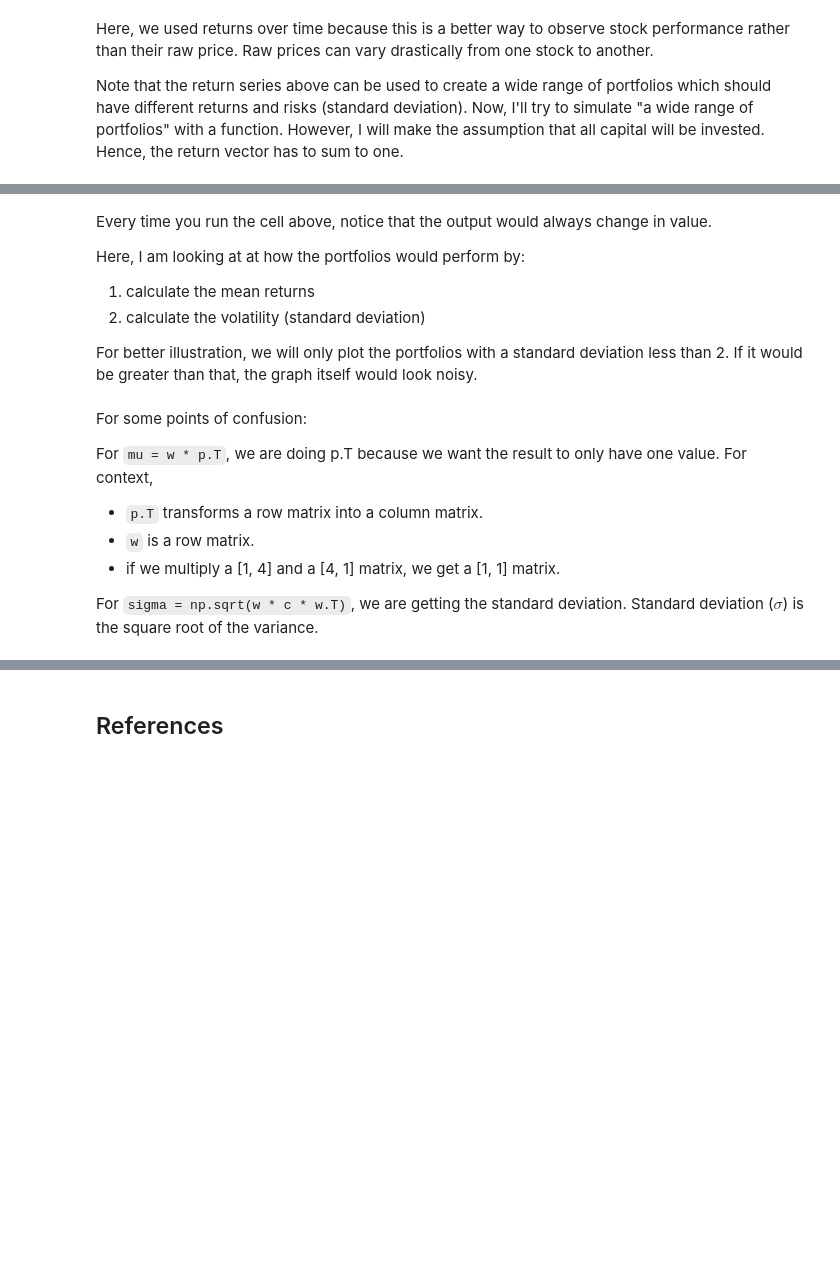
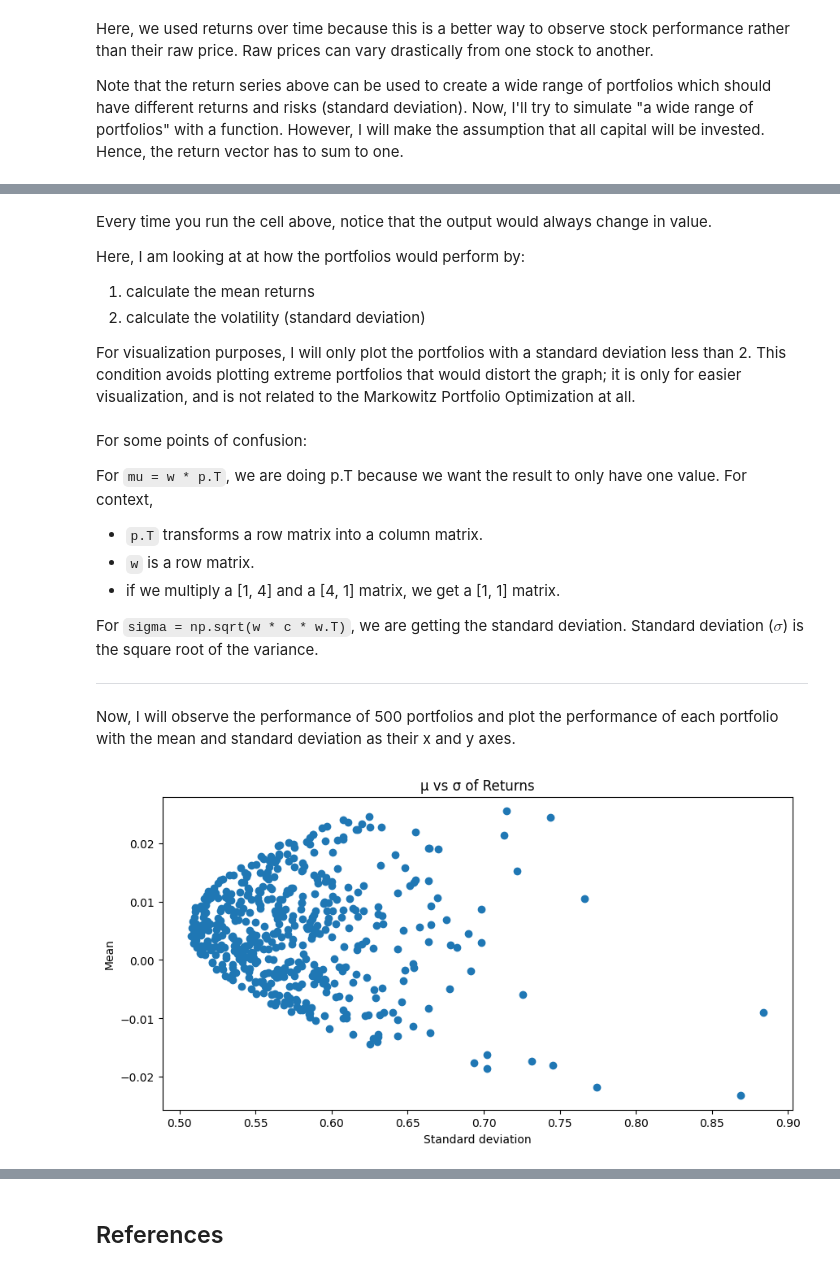
Before and after one commit to donnafaithhh/markowitz-portfolio-optimization, a Jupyter notebook: Markowitz portfolio optimization.ipynb, the cells around one changed output, grey strips where cells are left out. Drawn from its saved outputs; the diff is of its cells as text; code cells hidden in the pictures; blank space fills up the shorter version.

```diff
--- a/Markowitz portfolio optimization.ipynb
+++ b/Markowitz portfolio optimization.ipynb
@@ -77,8 +80,8 @@ Here, I am looking at at how the portfolios would perform by:
 1. calculate the mean returns
 2. calculate the volatility (standard deviation)
 
-For better illustration, we will only plot the portfolios with a standard deviation less than 2.
-If it would be greater than that, the graph itself would look noisy.
+For visualization purposes, I will only plot the portfolios with a standard deviation less than 2.
+This condition avoids plotting extreme portfolios that would distort the graph; it is only for easier visualization, and is not related to the Markowitz Portfolio Optimization at all.
 # %%
 def get_performance(returns):
     p = np.asmatrix(np.mean(returns, axis=1)) # vector of mean returns
@@ -89,7 +92,7 @@ def get_performance(returns):
     sigma = np.sqrt(w * c * w.T)
 
     if sigma > 2:
-        return random_portfolio(returns)
+        return get_performance(returns)
     return mu, sigma
 # %% [markdown]
 For some points of confusion:
@@ -102,3 +105,22 @@ For context,
 
 For `sigma = np.sqrt(w * c * w.T)`, we are getting the standard deviation.
 Standard deviation ($\sigma$) is the square root of the variance.
+
+---
+
+Now, I will observe the performance of 500 portfolios and plot the performance of each portfolio with the mean and standard deviation as their x and y axes.
+# %%
+n_portfolios = 500
+
+means, stds = np.column_stack([
+    get_performance(returns) for _ in range(n_portfolios)
+])
+
+plt.figure(figsize=(10, 5))
+plt.plot(stds, means, 'o')
+plt.xlabel('Standard deviation')
+plt.ylabel('Mean')
+plt.title('μ vs σ of Returns')
+plt.show()
+# %% [output]
+[figure, added]
```
Also changed, not shown: parts of 9 cells of this notebook.
